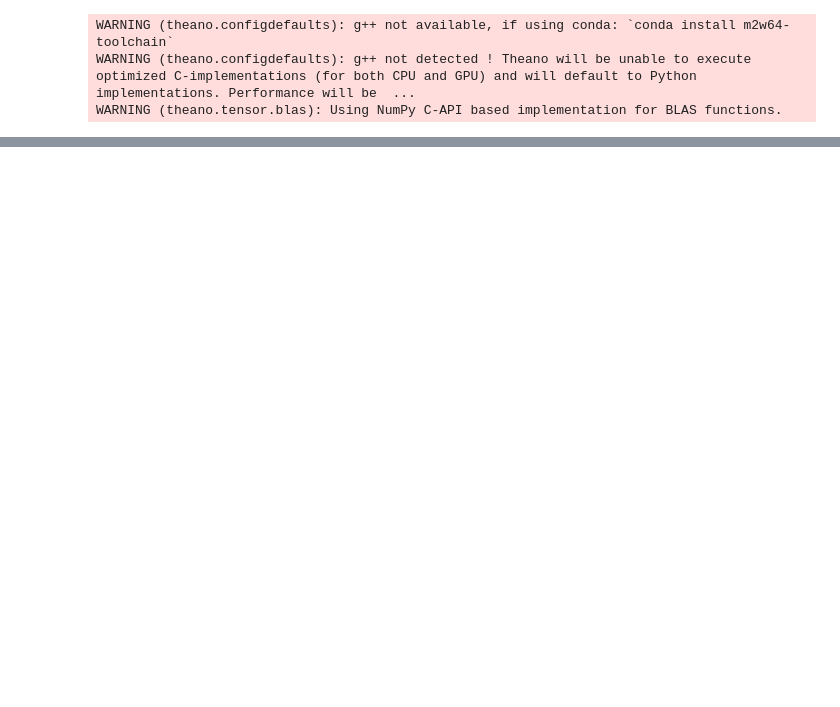
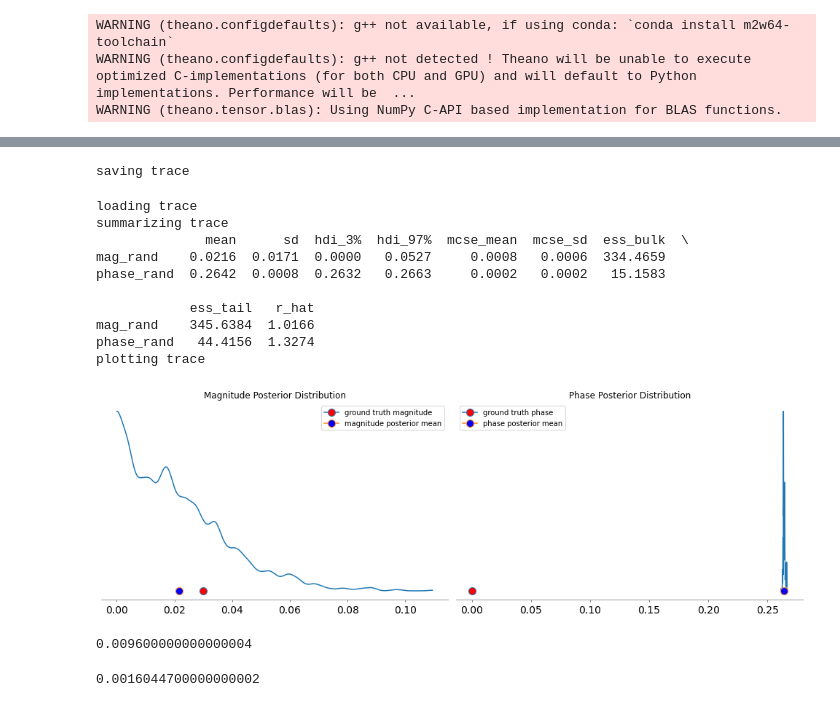
Before and after one commit to rahulrobotics/Bayesian-Rotor-Imbalance, a Jupyter notebook: Rotor_Models.ipynb, the cells around one changed output, grey strips where cells are left out. Drawn from its saved outputs; the diff is of its cells as text; code cells hidden in the pictures; blank space fills up the shorter version.

Commit message:
new traces and notebook modification

```diff
--- a/Rotor_Models.ipynb
+++ b/Rotor_Models.ipynb
@@ -219,25 +236,52 @@ overflow encountered in exp
 # %%
 #---------------------------------------------save trace------------------------------------------------------------
-experiment = "test4"
+experiment = "test6"
 with rotor_model:
     print('saving trace')
     #pickle.dump(trace, open( "trace_discrepancy.p", "wb" ) )
     trace.to_netcdf("trace_"+experiment+".nc")
+# %% [output]
+saving trace
 # %%
 #------------------------------------ load trace and post process---------------------------------------------------
 experiment = "test4"
 with rotor_model:
     print('loading trace')
     #trace = pickle.load(open("trace_discrepancy.p", "rb"))
-    az.from_netcdf("trace_"+experiment+".nc")
+    trace = az.from_netcdf("trace_"+experiment+".nc")
+
     print('summarizing trace')
-    print(az.summary(trace, round_to=2))
+    print(az.summary(trace, round_to=4))
     print('plotting trace')
-    axes = az.plot_trace(trace)
+    ax1, ax2 = az.plot_posterior(trace, point_estimate = None, hdi_prob = 'hide')
     plt.tight_layout()
+    ax1.set_title('Magnitude Posterior Distribution')
+    gt_mag, = ax1.plot(0.03,0,marker="o", markersize=10, markerfacecolor="red", label = 'ground truth magnitude')
+    pm_mag, = ax1.plot(0.0216,0,marker="o", markersize=10, markerfacecolor="blue", label = 'magnitude posterior mean')
+    ax1.legend(handles = [gt_mag, pm_mag])
 
-    fig = axes.ravel()[0].figure
-    fig.savefig(experiment+".png")
+
+    ax2.set_title('Phase Posterior Distribution')
+    gt_phase, = ax2.plot(0,0,marker="o", markersize=10, markerfacecolor="red", label = 'ground truth phase')
+    pm_phase, = ax2.plot(0.2642,0,marker="o", markersize=10, markerfacecolor="blue", label = 'phase posterior mean')
+    ax2.legend(handles = [gt_phase, pm_phase])
+
+
+
+    # fig = axes.ravel()[0].figure
+    # fig.savefig(experiment+".png")
+# %% [output]
+loading trace
+summarizing trace
+              mean      sd  hdi_3%  hdi_97%  mcse_mean  mcse_sd  ess_bulk  \
+mag_rand    0.0216  0.0171  0.0000   0.0527     0.0008   0.0006  334.4659
+phase_rand  0.2642  0.0008  0.2632   0.2663     0.0002   0.0002   15.1583
+
+            ess_tail   r_hat
+mag_rand    345.6384  1.0166
+phase_rand   44.4156  1.3274
+plotting trace
+[figure, added]
 # %%
 # # Bayesian formulation with discrepancy (second) method
 
@@ -289,3 +333,13 @@ with rotor_model:
 #     #print(az.summary(trace, round_to=2))
 
 #     plt.show()
+# %%
+(abs(0.0396 - 0.03))
+
+# (abs(0.2642 - 0))
+# %% [output]
+0.009600000000000004
+# %%
+abs(0.02839553- 0.03)
+# %% [output]
+0.0016044700000000002
```
Also changed, not shown: parts of 6 cells of this notebook, 2 other files.
